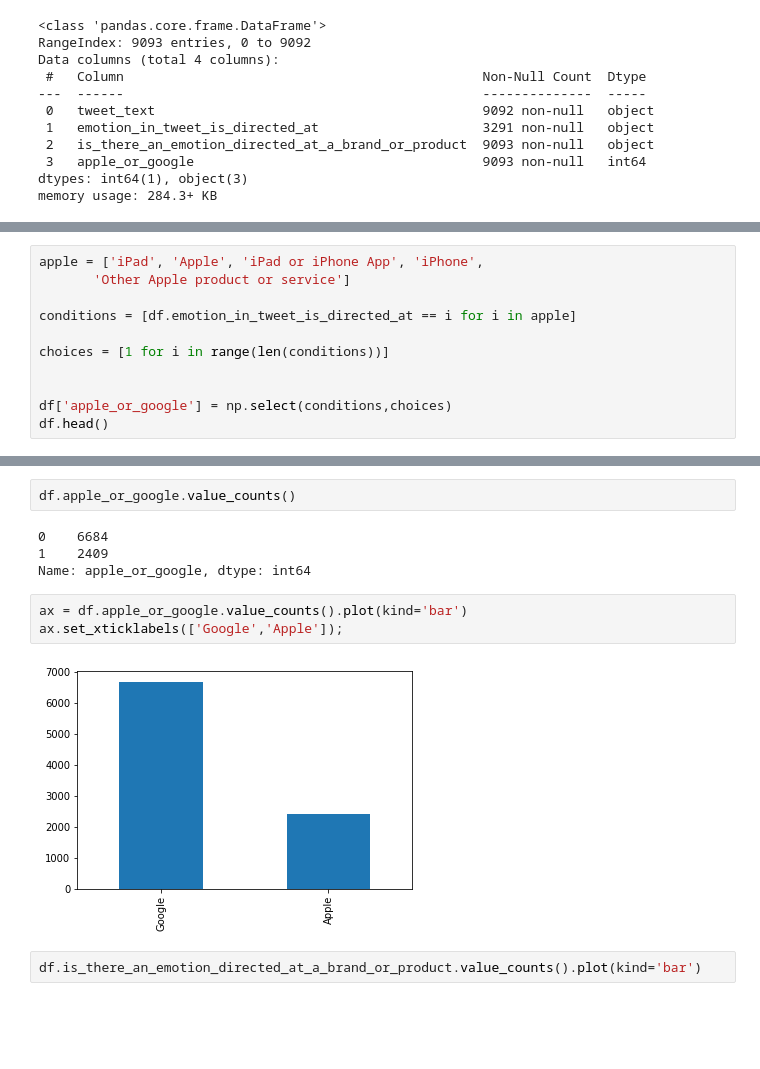
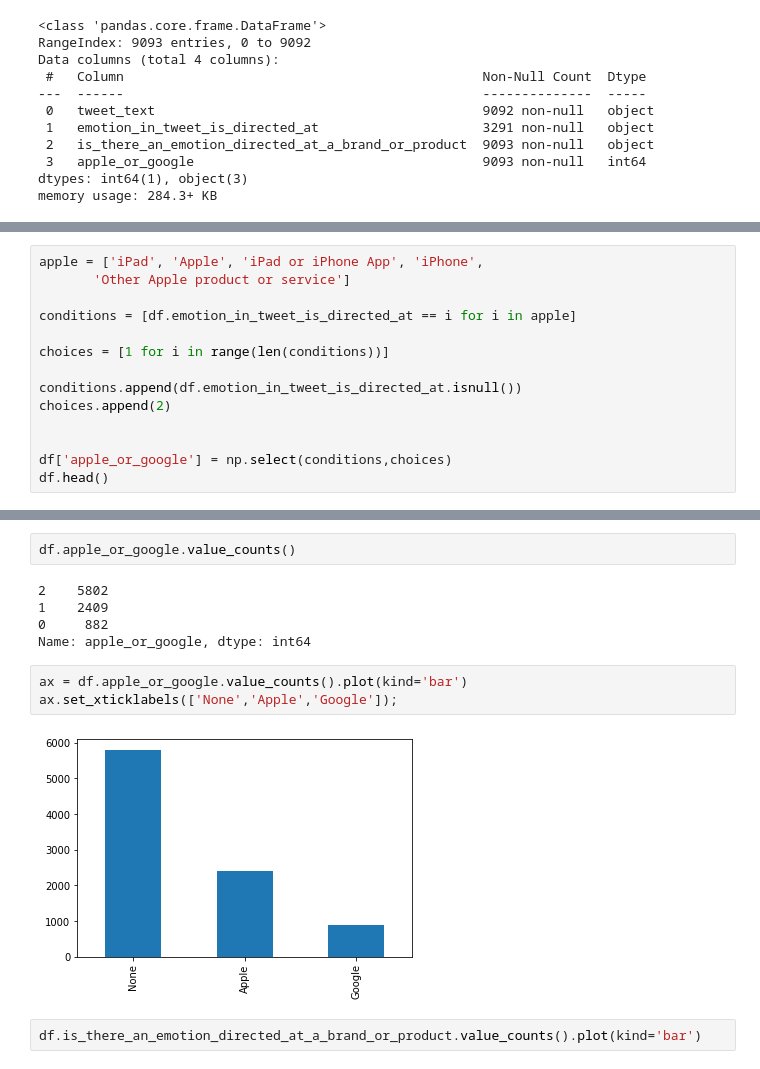
Before and after one commit to mitkrieg/tweet-sentiment-analysis, a Jupyter notebook: nlp.ipynb, the cells around one changed output, grey strips where cells are left out. Cells and saved outputs as stored; diff of their text form; blank space fills up the shorter version.

```diff
--- a/nlp.ipynb
+++ b/nlp.ipynb
@@ -34,6 +49,9 @@ conditions = [df.emotion_in_tweet_is_directed_at == i for i in apple]
 
 choices = [1 for i in range(len(conditions))]
 
+conditions.append(df.emotion_in_tweet_is_directed_at.isnull())
+choices.append(2)
+
 
 df['apple_or_google'] = np.select(conditions,choices)
 df.head()
@@ -47,14 +65,15 @@ df.head()
 # %%
 df.apple_or_google.value_counts()
 # %% [output]
-0    6684
+2    5802
 1    2409
+0     882
 Name: apple_or_google, dtype: int64
 # %%
 ax = df.apple_or_google.value_counts().plot(kind='bar')
-ax.set_xticklabels(['Google','Apple']);
+ax.set_xticklabels(['None','Apple','Google']);
 # %% [output]
-[figure, old version]
+[figure, new version]
 # %%
 df.is_there_an_emotion_directed_at_a_brand_or_product.value_counts().plot(kind='bar')
 # %% [output]
```
Also changed, not shown: parts of 14 cells of this notebook.
